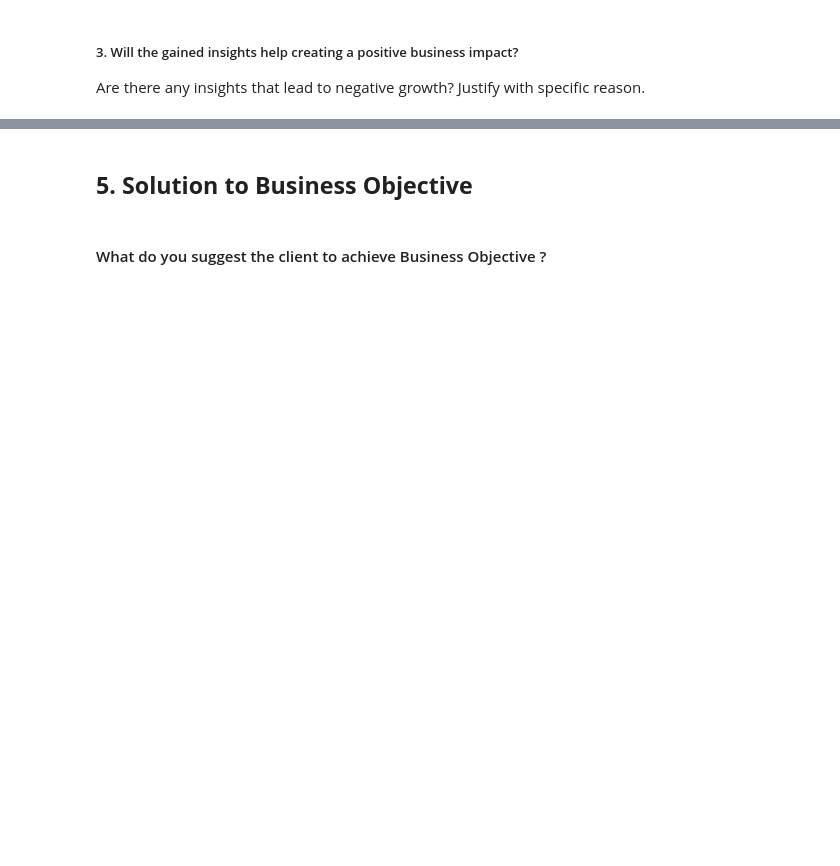
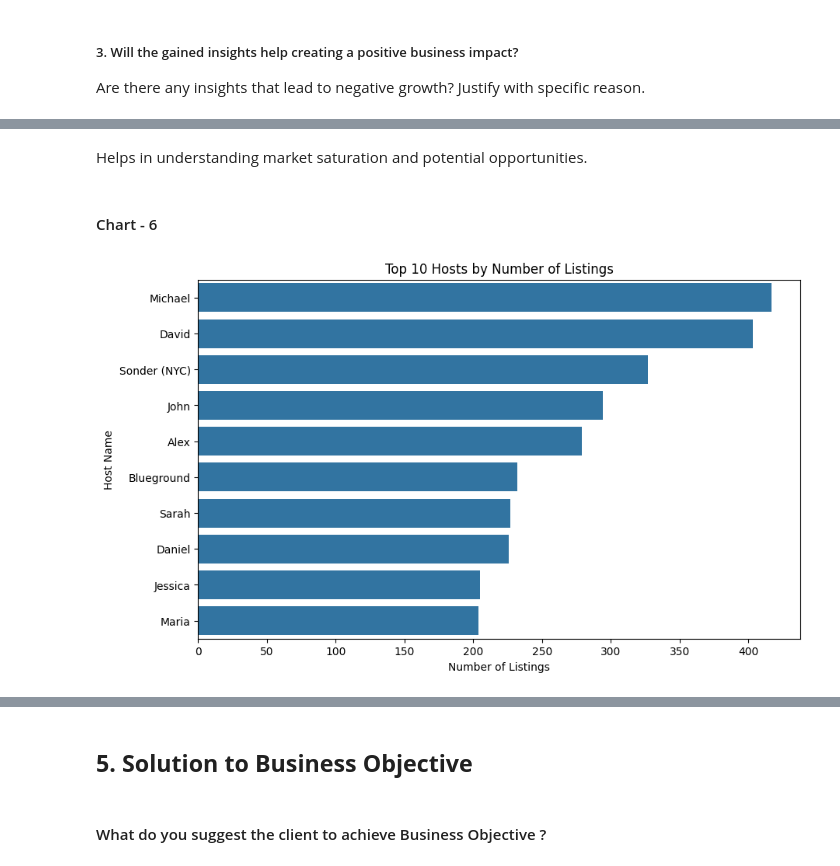
Before and after one commit to Manikanta898/AirBnb_Booking_Analysis, a Jupyter notebook: AirBnb_Bookings_Analysis_EDA_Submission.ipynb, the cells around one changed output, grey strips where cells are left out. Saved outputs shown, nothing was run; the diff lists cells and outputs as text; code cells hidden in the pictures; blank space fills up the shorter version.

```diff
--- a/AirBnb_Bookings_Analysis_EDA_Submission.ipynb
+++ b/AirBnb_Bookings_Analysis_EDA_Submission.ipynb
@@ -303,0 +441,15 @@ Helps identify key factors influencing pricing and availability.
+# %% [markdown]
+Helps in understanding market saturation and potential opportunities.
+# %% [markdown]
+#### Chart - 6
+# %%
+#Top 10 Hosts by Number of Listings
+top_hosts = df['host_name'].value_counts().head(10)
+plt.figure(figsize=(10, 6))
+sns.barplot(x=top_hosts.values, y=top_hosts.index)
+plt.title('Top 10 Hosts by Number of Listings')
+plt.xlabel('Number of Listings')
+plt.ylabel('Host Name')
+plt.show()
+# %% [output]
+[figure, added]
```
Also changed, not shown: parts of 113 cells of this notebook.
